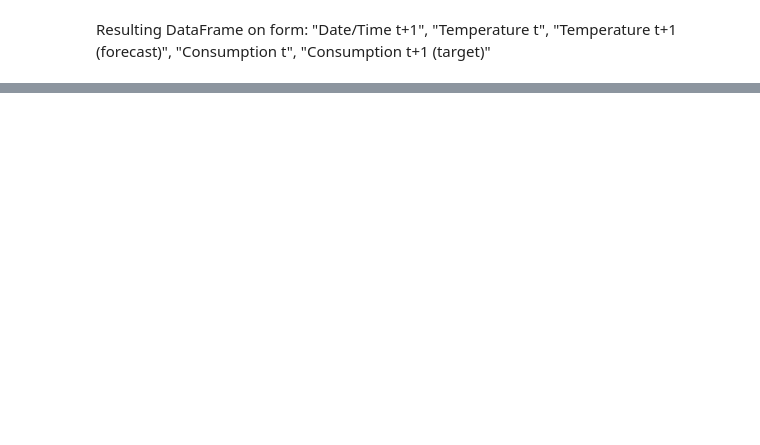
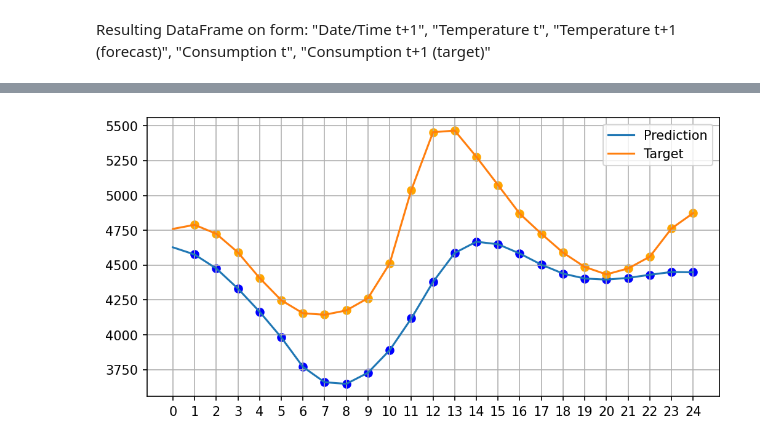
Before and after one commit to mikkeldah/IT3030---Deep-Learning, a Jupyter notebook: Project 2/feed_forward.ipynb, the cells around one changed output, grey strips where cells are left out. Saved outputs shown, nothing was run; the diff lists cells and outputs as text; code cells hidden in the pictures; blank space fills up the shorter version.

```diff
--- a/Project 2/feed_forward.ipynb
+++ b/Project 2/feed_forward.ipynb
@@ -200,7 +200,7 @@ val_tensor = torch.utils.data.TensorDataset(features_val, target_val)
 val_loader = torch.utils.data.DataLoader(dataset=val_tensor, batch_size=64, shuffle=False)
 
 test_tensor = torch.utils.data.TensorDataset(features_test, target_test)
-test_loader = torch.utils.data.DataLoader(dataset=test_tensor, batch_size=64, shuffle=False)
+test_loader = torch.utils.data.DataLoader(dataset=test_tensor, batch_size=25, shuffle=False)
 # %%
 class Network(nn.Module):
 
@@ -303,0 +299,31 @@ plt.show()
+# %%
+model.eval()
+
+with torch.no_grad():
+
+    predictions = []
+    # Test
+    for i, data in enumerate(test_loader):
+        preds = []
+        features, targets = data
+        i = 0
+        consumption = 0
+        for f, t in zip(features, targets):
+            if i > 0:
+                # Set previous consumption to be the last predicted consumption
+                f[1] = consumption
+                consumption = model(f)
+                preds.append(consumption.item())
+            elif i == 0:
+                consumption = model(f)
+                preds.append(consumption.item())
+            i+=1
+
+        predictions.append([preds, targets])
+# %%
+from utils import *
+
+# Plot predictions with true values
+prediction_target_plot(predictions, train_mean, train_std, 100)
+# %% [output]
+[figure, added]
```
Also changed, not shown: parts of 16 cells of this notebook, 3 other files.
